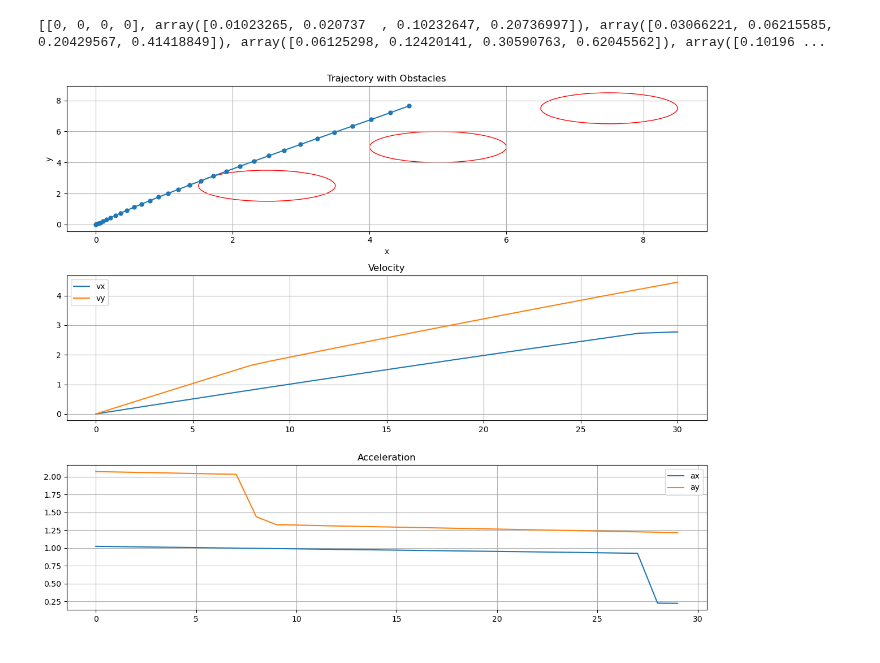
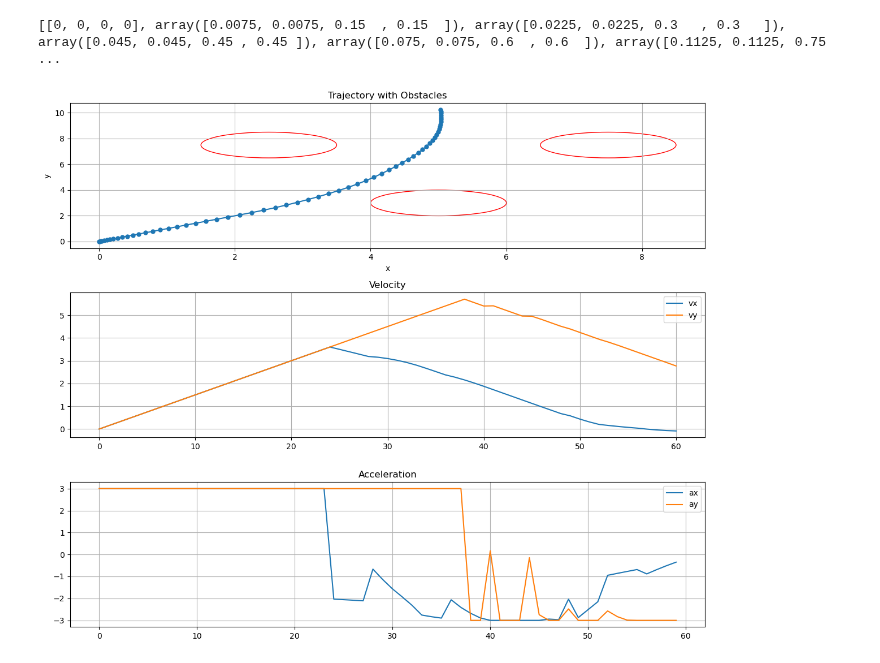
Before and after one commit to cornellev/Local_and_Global_Planning, a Jupyter notebook: local_sim/BetterOptimizer.ipynb, the cells around one changed output. Drawn from its saved outputs; the diff is of its cells as text; code cells hidden in the pictures.

Commit message:
It's so good. Issues were: Inconsistent dT, inconsistent starting state. Also added enforced simulation constraints.

```diff
--- a/local_sim/BetterOptimizer.ipynb
+++ b/local_sim/BetterOptimizer.ipynb
@@ -108,10 +138,10 @@ class Optimizer:
 
         return cost
 
-    def calculate_optimal_input(self, initial_guess, N, dT):
+    def calculate_optimal_input(self, initial_guess, N):
         # N actions
         # N+1 states
-        actions = np.array( [initial_guess for i in range(N)] )
+        actions = np.array( [initial_guess for _ in range(N)] )
         actions = actions.flatten()
 
         bounds = [ self.input_bounds for i in range(N * 2) ]
@@ -168,10 +207,7 @@ optimizer = Optimizer(initial_state, [], dT, per_state_cost_function, final_stat
 # %%
 import numpy as np
 
-optimal_inputs = optimizer.calculate_optimal_input([2/dT/N, 5/dT/N], N, .1)
-
-actions = np.reshape(optimal_inputs, (-1, 2))
-new_state = initial_state.updated_state(actions, .1)
+new_state = initial_state.updated_state(optimal_inputs, .1)
 
 state = [new_state.x, new_state.y, new_state.velx, new_state.vely]
 
@@ -192,0 +229,30 @@ print(state)
+# %%
+import numpy as np
+
+range_ = 1
+
+total_inputs = []
+state = initial_state.copy()
+
+def within_range(state, waypoint):
+    dist_ = ((waypoint[0] - state.x)**2 + (waypoint[1] - state.y)**2)**.5
+    print(dist_)
+    # print("DIST", dist)
+
+    return dist_ <= range_
+
+while len(waypoints) > 0:
+    optimizer = Optimizer(state, [], dT, per_state_cost_function, final_state_cost_function, goal_state, obstacles, (-3, 3))
+    optimal_inputs = optimizer.calculate_optimal_input([(waypoints[0][0] - state.x)/N/dT, (waypoints[0][1] - state.y)/N/dT], N)[:16]
+    total_inputs.extend(optimal_inputs)
+    state = state.updated_state(optimal_inputs, dT)
+
+    print(state.raw_state())
+
+    if within_range(state, waypoints[0]):
+        waypoints.pop(0)
+
+    if within_range(state, waypoints[-1]):
+        break
+
+print(total_inputs)
@@ -193,7 +277,5 @@ print(state)
 # %%
 import matplotlib.pyplot as plt
-
-dT = .1
 
 def dynamics(state, action, dT):
     x, y, vel_x, vel_y = state
@@ -207,10 +289,10 @@ def dynamics(state, action, dT):
     return np.array( [ x, y, vel_x, vel_y ] )
 
 # Calculate optimal inputs
-optimal_actions = np.reshape(optimal_inputs, (-1, 2))
+new_actions = np.reshape(total_inputs, (-1, 2))
 state = initial_state.raw_state()
 states = [state]
-for action in optimal_actions:
+for action in new_actions:
     states.append(dynamics(states[-1], action, dT))
 
 print(states)
@@ -232,32 +314,32 @@ plt.figure(figsize=(12, 10))
 plt.subplot(3, 1, 1)
 plt.plot(x, y, marker='o', linestyle='-', markersize=5)
 for obstacle in obstacles:
     circle = plt.Circle((obstacle[0], obstacle[1]), obstacle[2], color='r', fill=False)
     plt.gca().add_patch(circle)
 plt.xlabel('x')
 plt.ylabel('y')
 plt.title('Trajectory with Obstacles')
 plt.grid(True)
 
 # ax = plt.gca()
 # ax.set_aspect('equal', adjustable='box')
 
 plt.subplot(3, 1, 2)
 plt.plot(vx, label='vx')
 plt.plot(vy, label='vy')
 plt.legend()
 plt.grid(True)
 plt.title('Velocity')
 
 plt.subplot(3, 1, 3)
 plt.plot(ax, label='ax')
 plt.plot(ay, label='ay')
 plt.legend()
 plt.grid(True)
 plt.title('Acceleration')
 
 plt.tight_layout()
 plt.show()
 # %% [output]
-[[0, 0, 0, 0], array([0.01023265, 0.020737  , 0.10232647, 0.20736997]), array([0.03066221, 0.06215585, 0.20429567, 0.41418849]), array([0.06125298, 0.12420141, 0.30590763, 0.62045562]), array([0.10196 ...
+[[0, 0, 0, 0], array([0.0075, 0.0075, 0.15  , 0.15  ]), array([0.0225, 0.0225, 0.3   , 0.3   ]), array([0.045, 0.045, 0.45 , 0.45 ]), array([0.075, 0.075, 0.6  , 0.6  ]), array([0.1125, 0.1125, 0.75   ...
-[figure, old version]
+[figure, new version]
```
Also changed, not shown: parts of 5 cells of this notebook.
